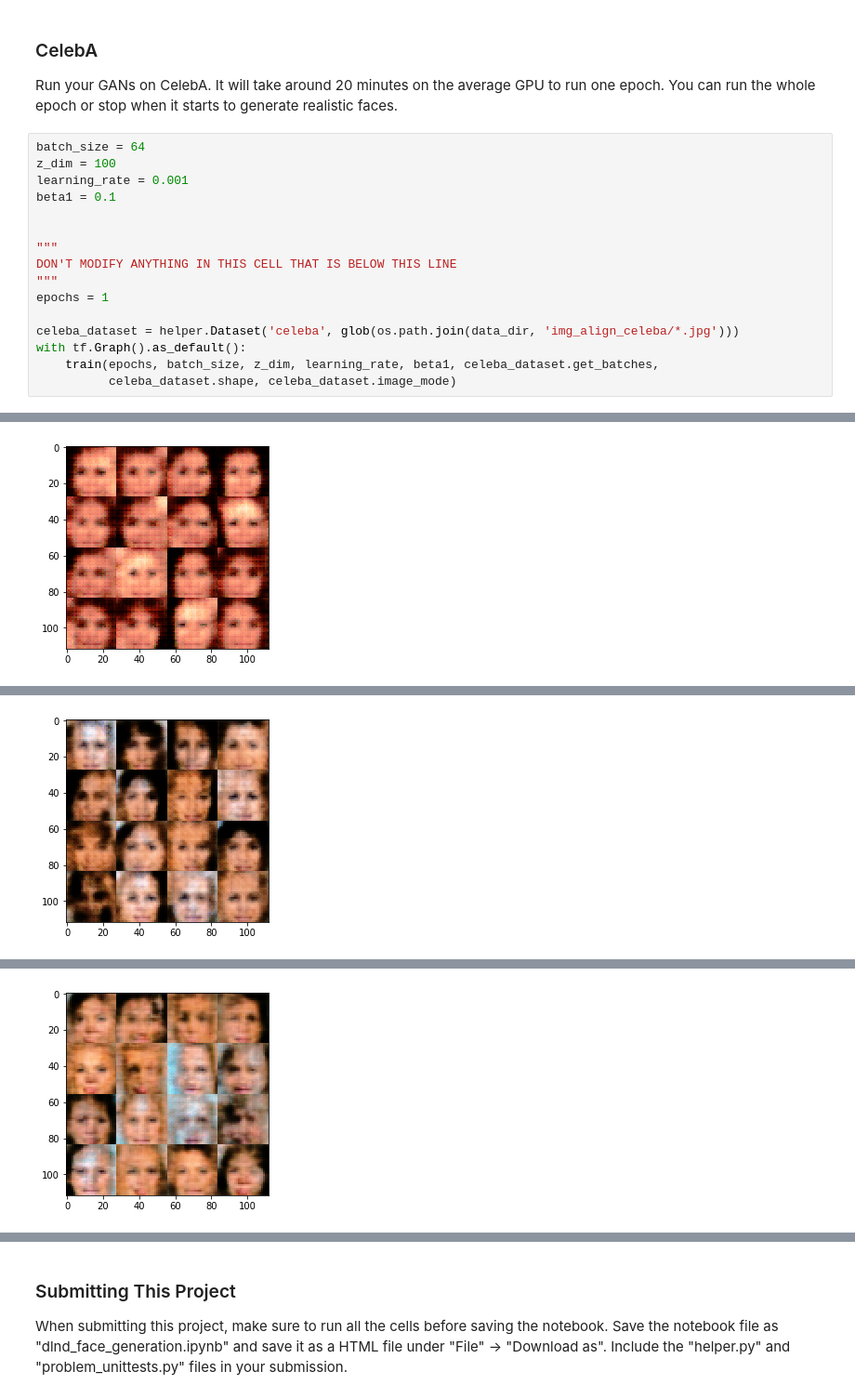
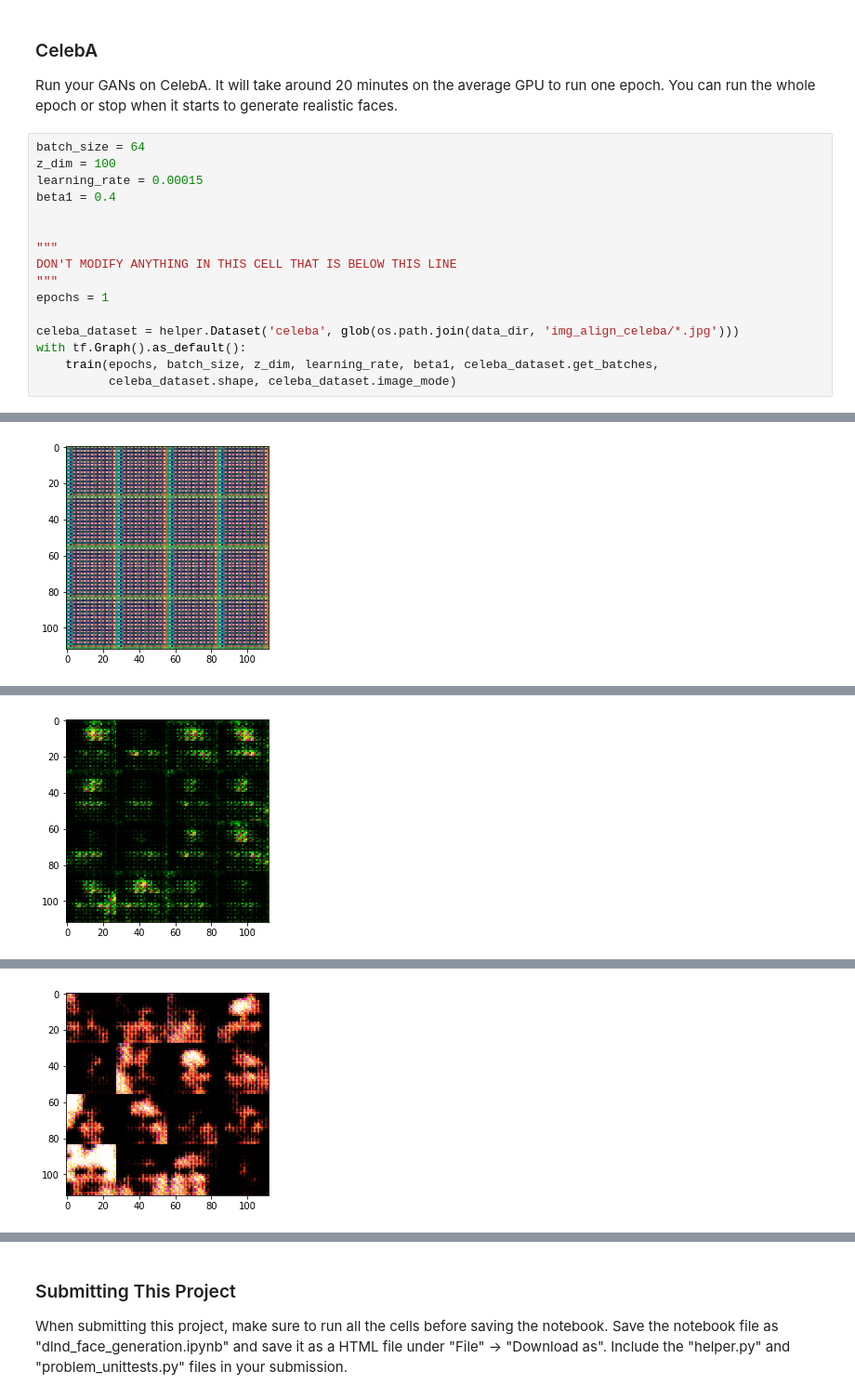
Before and after one commit to FreedomChal/deep_learning, a Jupyter notebook: face_generation_submit/dlnd_face_generation.ipynb, the cells around one changed output, grey strips where cells are left out. Shown at 93% size. Drawn from its saved outputs; the diff is of its cells as text.

```diff
--- a/face_generation_submit/dlnd_face_generation.ipynb
+++ b/face_generation_submit/dlnd_face_generation.ipynb
@@ -420,8 +422,8 @@ Run your GANs on CelebA.  It will take around 20 minutes on the average GPU to r
 # %%
 batch_size = 64
 z_dim = 100
-learning_rate = 0.001
-beta1 = 0.1
+learning_rate = 0.00015
+beta1 = 0.4
 
 
 """
@@ -438 +440 @@ Epoch 1/1... Discriminator Loss: 1.3402... Generator Loss: 0.5870
-[figure, old version]
+[figure, new version]
@@ -440 +442 @@ Epoch 1/1... Discriminator Loss: 1.3855... Generator Loss: 0.4520
-[figure, old version]
+[figure, new version]
@@ -442 +444 @@ Epoch 1/1... Discriminator Loss: 1.4391... Generator Loss: 1.5586
-[figure, old version]
+[figure, new version]
```
Also changed, not shown: parts of 4 cells of this notebook, 1 other file.
